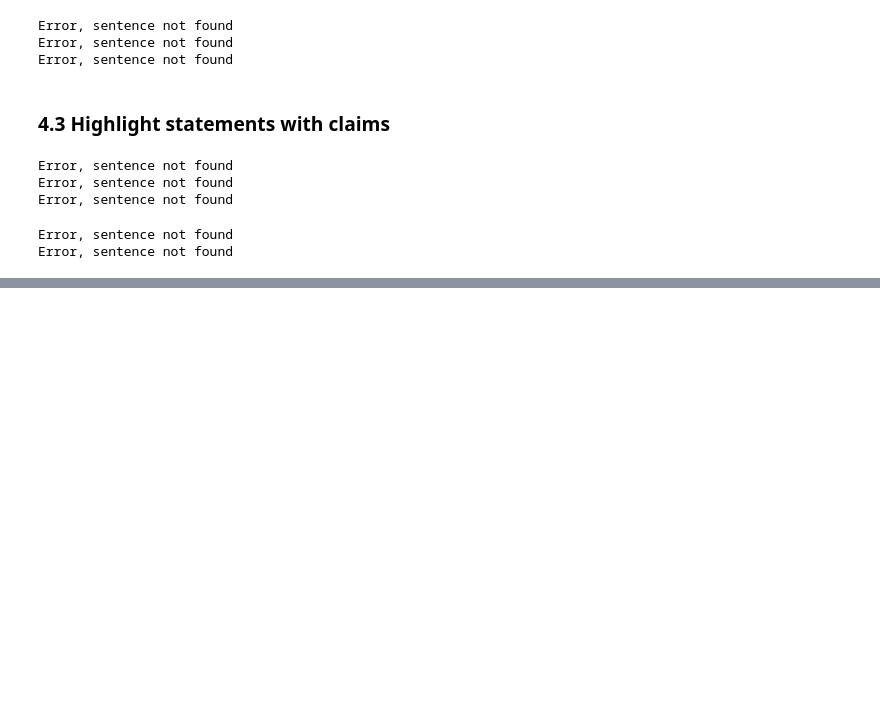
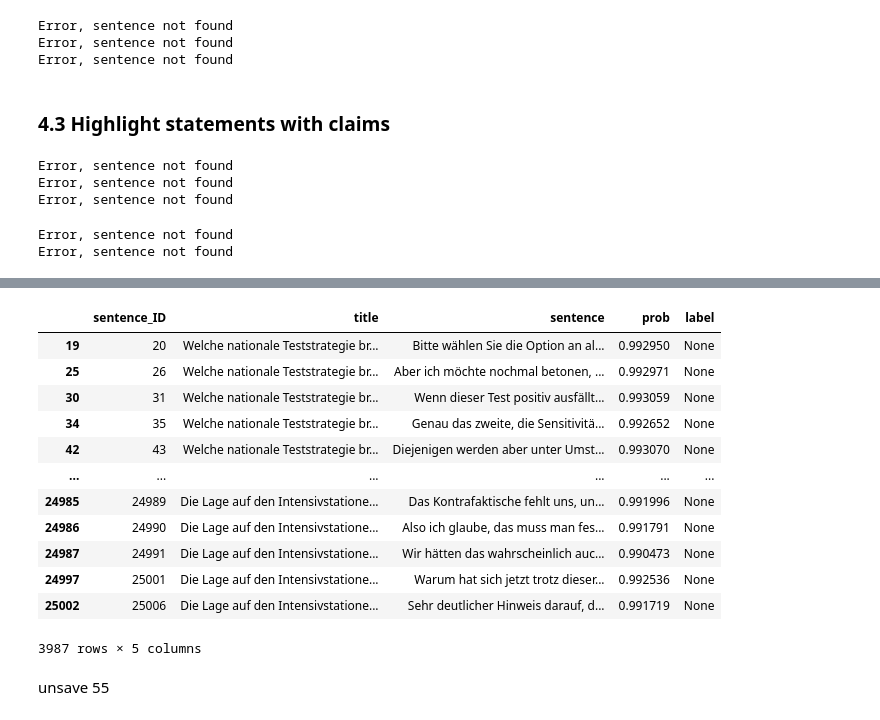
Before and after one commit to jueri/statement_extractor, a Jupyter notebook: example.ipynb, the cells around one changed output, grey strips where cells are left out. Cells and saved outputs as stored; diff of their text form; code cells hidden in the pictures; blank space fills up the shorter version.

```diff
--- a/example.ipynb
+++ b/example.ipynb
@@ -193,0 +199,6 @@ Error, sentence not found
+# %%
+data = pd.read_csv("SMC_claim_sentences_pre_pred.csv", names=["sentence_ID", "title", "sentence", "prob"])
+# %%
+data["label"] = None
+# %%
+dataset_99= data[data["prob"]>= 0.99]
@@ -193,0 +207,18 @@ Error, sentence not found
+# %%
+dataset_99
+# %% [output]
+|  | sentence_ID | title | sentence | prob | label |
+| 19 | 20 | Welche nationale Teststrategie br... | Bitte wählen Sie die Option an al... | 0.992950 | None |
+| 25 | 26 | Welche nationale Teststrategie br... | Aber ich möchte nochmal betonen, ... | 0.992971 | None |
+| 30 | 31 | Welche nationale Teststrategie br... | Wenn dieser Test positiv ausfällt... | 0.993059 | None |
+| 34 | 35 | Welche nationale Teststrategie br... | Genau das zweite, die Sensitivitä... | 0.992652 | None |
+| 42 | 43 | Welche nationale Teststrategie br... | Diejenigen werden aber unter Umst... | 0.993070 | None |
+| ... | ... | ... | ... | ... | ... |
+| 24985 | 24989 | Die Lage auf den Intensivstatione... | Das Kontrafaktische fehlt uns, un... | 0.991996 | None |
+| 24986 | 24990 | Die Lage auf den Intensivstatione... | Also ich glaube, das muss man fes... | 0.991791 | None |
+| 24987 | 24991 | Die Lage auf den Intensivstatione... | Wir hätten das wahrscheinlich auc... | 0.990473 | None |
+| 24997 | 25001 | Die Lage auf den Intensivstatione... | Warum hat sich jetzt trotz dieser... | 0.992536 | None |
+| 25002 | 25006 | Die Lage auf den Intensivstatione... | Sehr deutlicher Hinweis darauf, d... | 0.991719 | None |
+3987 rows × 5 columns
+# %% [markdown]
+unsave 55
```
Also changed, not shown: parts of 7 cells of this notebook, 1 other file.
